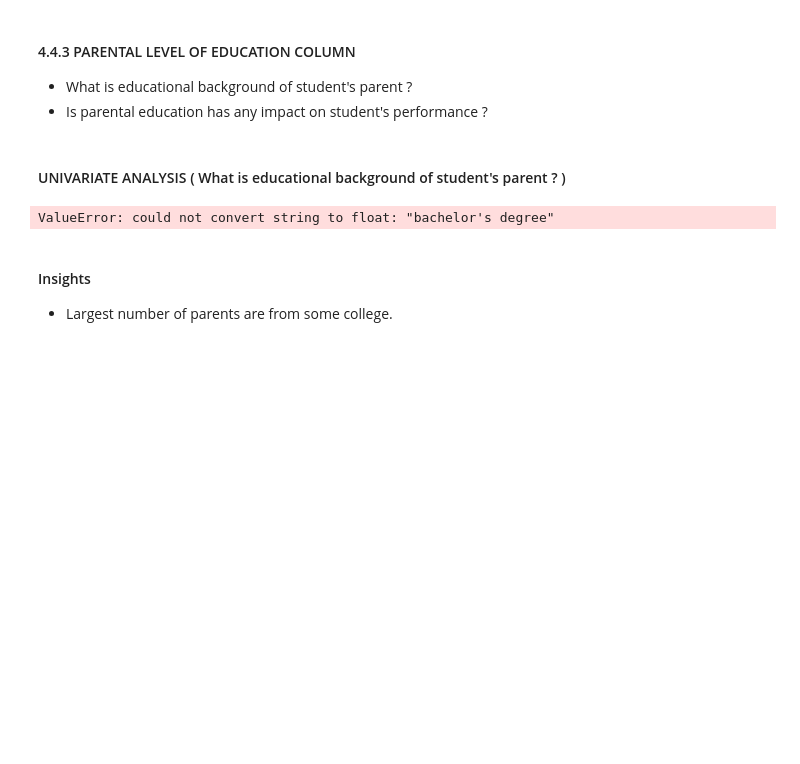
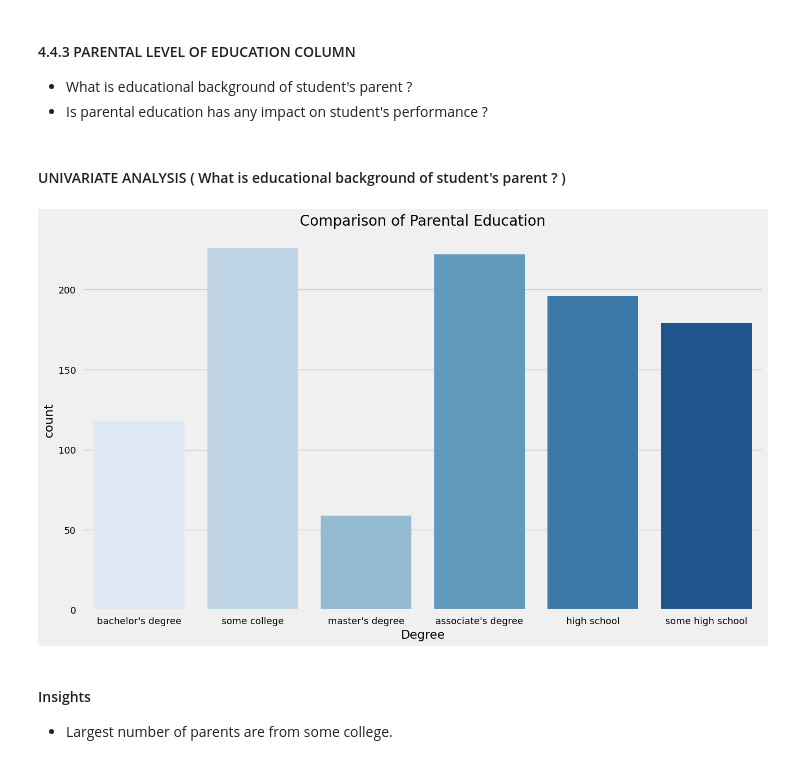
Before and after one commit to LeelaRajan/MLproject, a Jupyter notebook: notebook/1 . EDA STUDENT PERFORMANCE .ipynb, the cells around one changed output. Cells and saved outputs as stored; diff of their text form; code cells hidden in the pictures; blank space fills up the shorter version.

```diff
--- a/notebook/1 . EDA STUDENT PERFORMANCE .ipynb
+++ b/notebook/1 . EDA STUDENT PERFORMANCE .ipynb
@@ -518,13 +518,13 @@ for container in ax[2].containers:
 # %%
 plt.rcParams['figure.figsize'] = (15, 9)
 plt.style.use('fivethirtyeight')
-sns.countplot(df['parental_level_of_education'], palette = 'Blues')
+sns.countplot(x = df['parental_level_of_education'],data=df, palette = 'Blues')
 plt.title('Comparison of Parental Education', fontweight = 30, fontsize = 20)
 plt.xlabel('Degree')
 plt.ylabel('count')
 plt.show()
 # %% [output]
-ValueError: could not convert string to float: "bachelor's degree"
+[figure, added]
 # %% [markdown]
 #### Insights
 - Largest number of parents are from some college.
```
Also changed, not shown: parts of 13 cells of this notebook, 3 other files.
